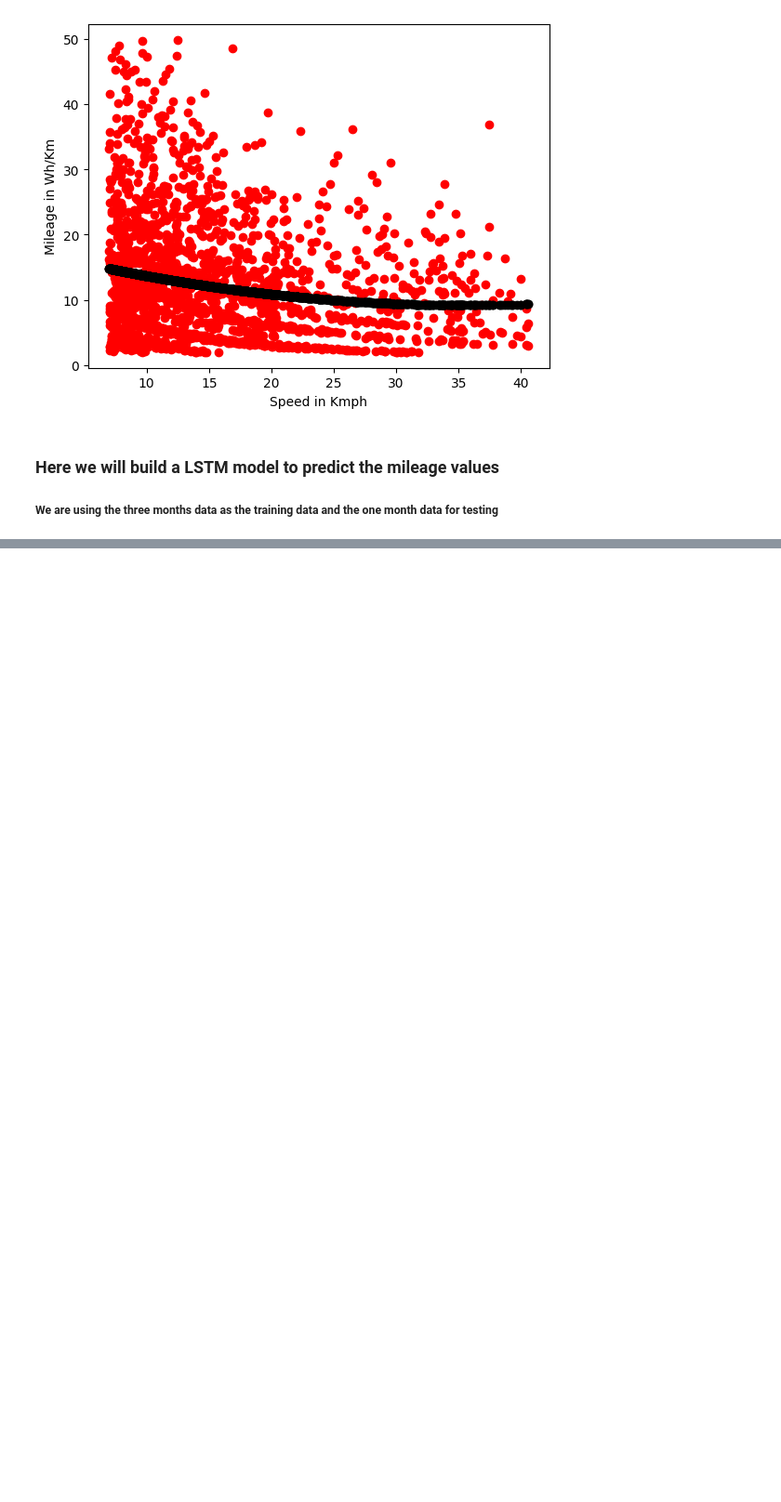
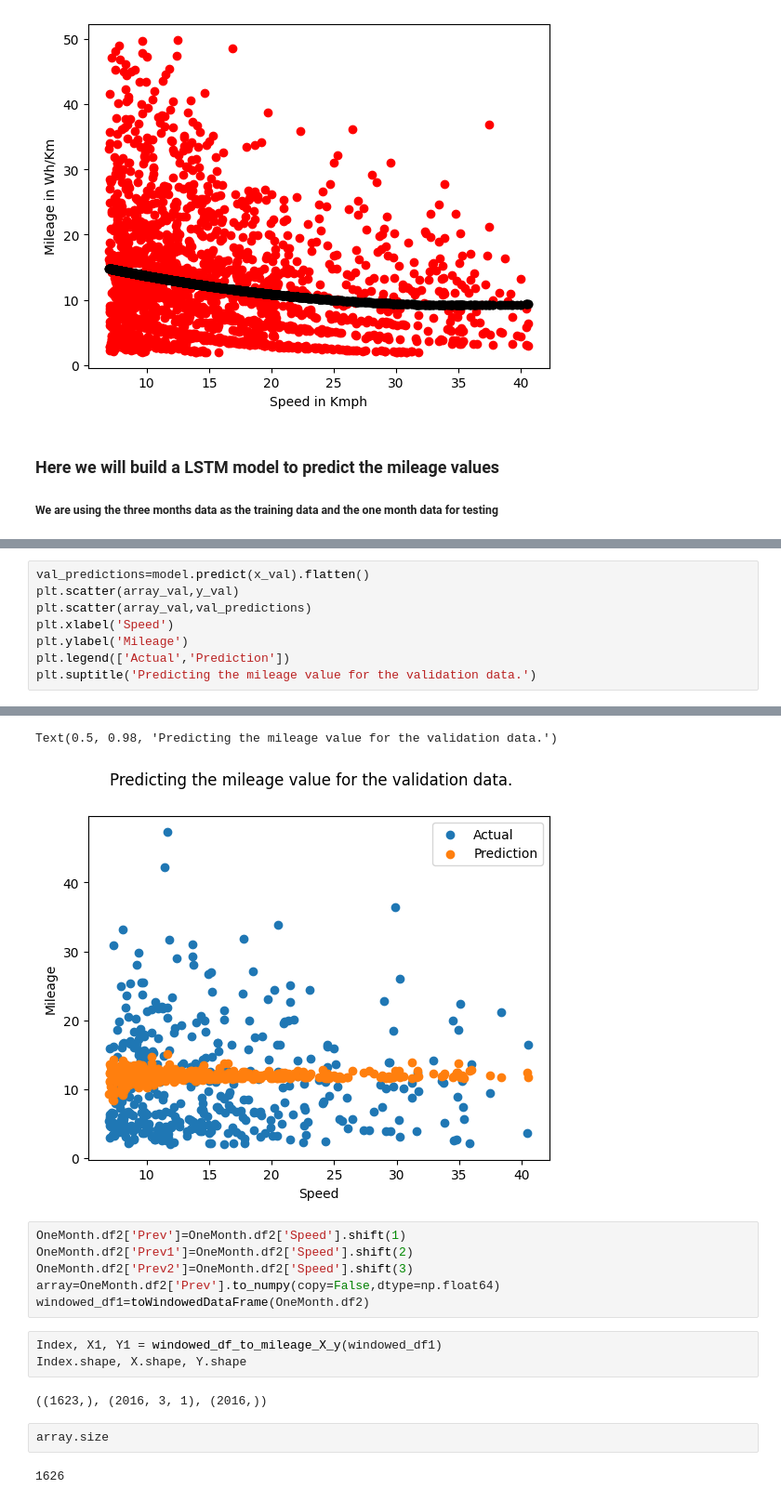
Before and after one commit to codewithyouwan/Range, a Jupyter notebook: mileage.ipynb, the cells around one changed output, grey strips where cells are left out. Shown: that part at 93% size. Drawn from its saved outputs; the diff is of its cells as text; blank space fills up the shorter version.

```diff
--- a/mileage.ipynb
+++ b/mileage.ipynb
@@ -283,0 +436,9 @@ Text(0, 0.5, 'Mileage in Wh/Km')
+# %%
+val_predictions=model.predict(x_val).flatten()
+plt.scatter(array_val,y_val)
+plt.scatter(array_val,val_predictions)
+plt.xlabel('Speed')
+plt.ylabel('Mileage')
+plt.legend(['Actual','Prediction'])
+plt.suptitle('Predicting the mileage value for the validation data.')
+# %% [output]
@@ -283,0 +446,17 @@ Text(0, 0.5, 'Mileage in Wh/Km')
+Text(0.5, 0.98, 'Predicting the mileage value for the validation data.')
+[figure, added]
+# %%
+OneMonth.df2['Prev']=OneMonth.df2['Speed'].shift(1)
+OneMonth.df2['Prev1']=OneMonth.df2['Speed'].shift(2)
+OneMonth.df2['Prev2']=OneMonth.df2['Speed'].shift(3)
+array=OneMonth.df2['Prev'].to_numpy(copy=False,dtype=np.float64)
+windowed_df1=toWindowedDataFrame(OneMonth.df2)
+# %%
+Index, X1, Y1 = windowed_df_to_mileage_X_y(windowed_df1)
+Index.shape, X.shape, Y.shape
+# %% [output]
+((1623,), (2016, 3, 1), (2016,))
+# %%
+array.size
+# %% [output]
+1626
```
Also changed, not shown: parts of 18 cells of this notebook.
